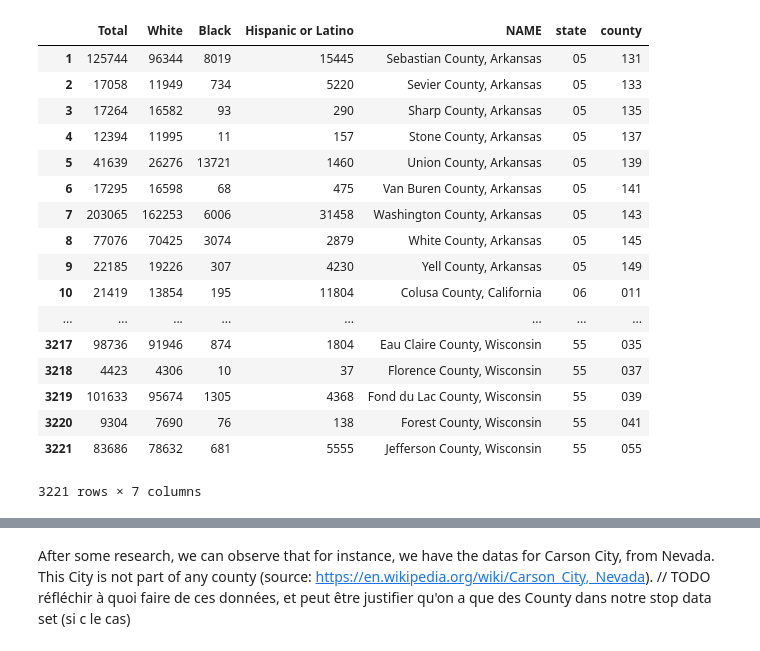
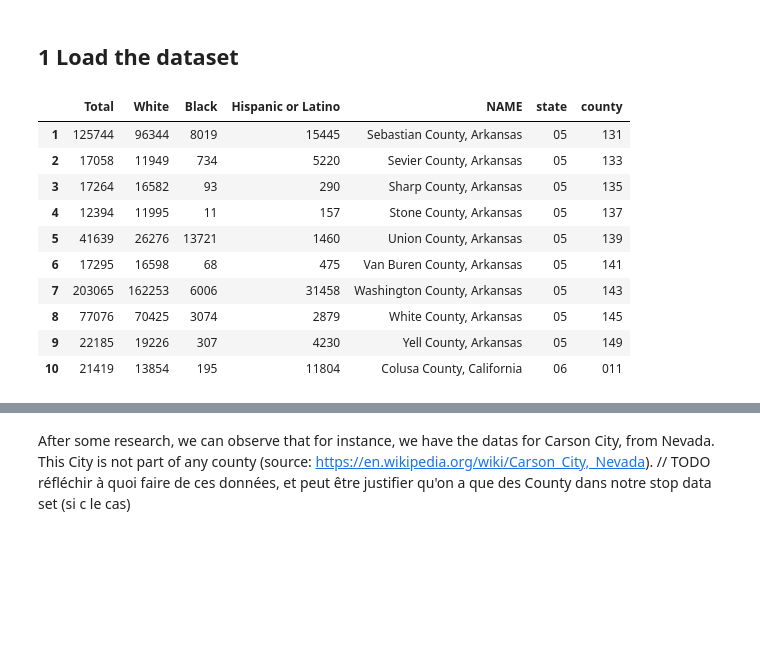
Before and after one commit to epfl-ada/ada-2020-project-milestone-p3-p3_adahn, a Jupyter notebook: Cencus Dataset.ipynb, the cells around one changed output, grey strips where cells are left out. Saved outputs shown, nothing was run; the diff lists cells and outputs as text; code cells hidden in the pictures; blank space fills up the shorter version.

```diff
--- a/Cencus Dataset.ipynb
+++ b/Cencus Dataset.ipynb
@@ -27,31 +31,26 @@ import pandas as pd
+# %% [markdown]
+## 1 Load the dataset
 # %%
 df = pd.read_json("https://api.census.gov/data/2010/dec/sf1?get=P001001,P003002,P003003,P004003,NAME&for=county:*")
 
 
 new_header = df.iloc[0] #grab the first row for the header
 df = df[1:] #take the data less the header row
 new_header[0] = 'Total'
 new_header[1] = 'White'
 new_header[2] = 'Black'
 new_header[3] = 'Hispanic or Latino'
 df.columns = new_header #set the header row as the df header
-df
+df.head(10)
 # %% [output]
 |  | Total | White | Black | Hispanic or Latino | NAME | state | county |
 | 1 | 125744 | 96344 | 8019 | 15445 | Sebastian County, Arkansas | 05 | 131 |
 | 2 | 17058 | 11949 | 734 | 5220 | Sevier County, Arkansas | 05 | 133 |
 | 3 | 17264 | 16582 | 93 | 290 | Sharp County, Arkansas | 05 | 135 |
 | 4 | 12394 | 11995 | 11 | 157 | Stone County, Arkansas | 05 | 137 |
 | 5 | 41639 | 26276 | 13721 | 1460 | Union County, Arkansas | 05 | 139 |
 | 6 | 17295 | 16598 | 68 | 475 | Van Buren County, Arkansas | 05 | 141 |
 | 7 | 203065 | 162253 | 6006 | 31458 | Washington County, Arkansas | 05 | 143 |
 | 8 | 77076 | 70425 | 3074 | 2879 | White County, Arkansas | 05 | 145 |
 | 9 | 22185 | 19226 | 307 | 4230 | Yell County, Arkansas | 05 | 149 |
 | 10 | 21419 | 13854 | 195 | 11804 | Colusa County, California | 06 | 011 |
-| ... | ... | ... | ... | ... | ... | ... | ... |
-| 3217 | 98736 | 91946 | 874 | 1804 | Eau Claire County, Wisconsin | 55 | 035 |
-| 3218 | 4423 | 4306 | 10 | 37 | Florence County, Wisconsin | 55 | 037 |
-| 3219 | 101633 | 95674 | 1305 | 4368 | Fond du Lac County, Wisconsin | 55 | 039 |
-| 3220 | 9304 | 7690 | 76 | 138 | Forest County, Wisconsin | 55 | 041 |
-| 3221 | 83686 | 78632 | 681 | 5555 | Jefferson County, Wisconsin | 55 | 055 |
-3221 rows × 7 columns
```
Also changed, not shown: parts of 21 cells of this notebook.
